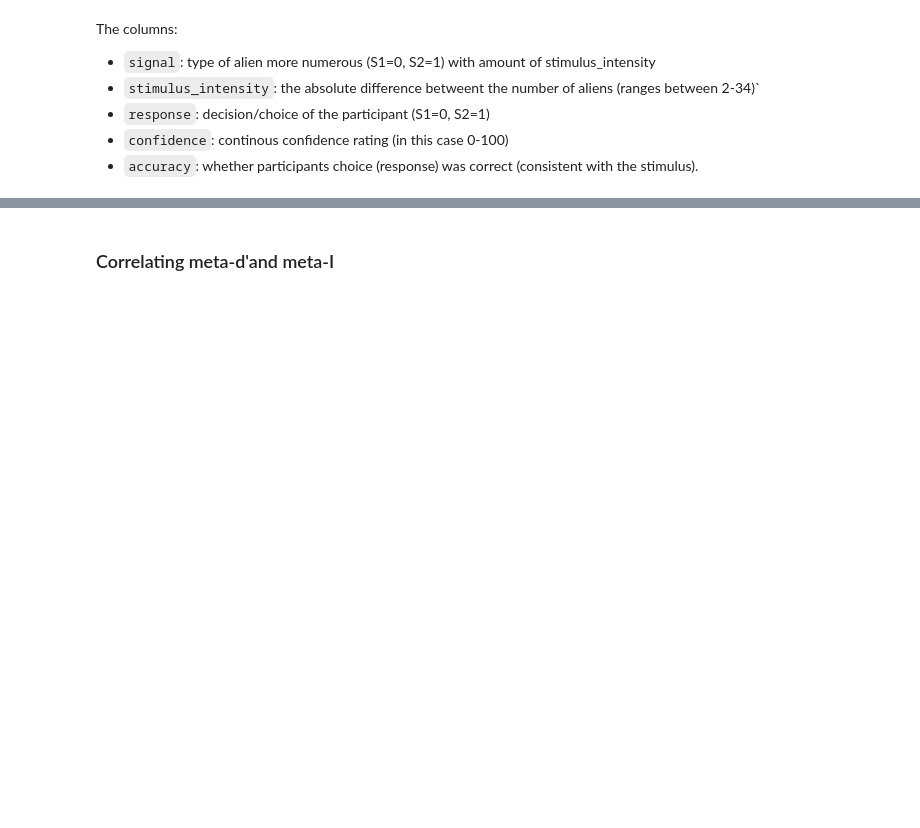
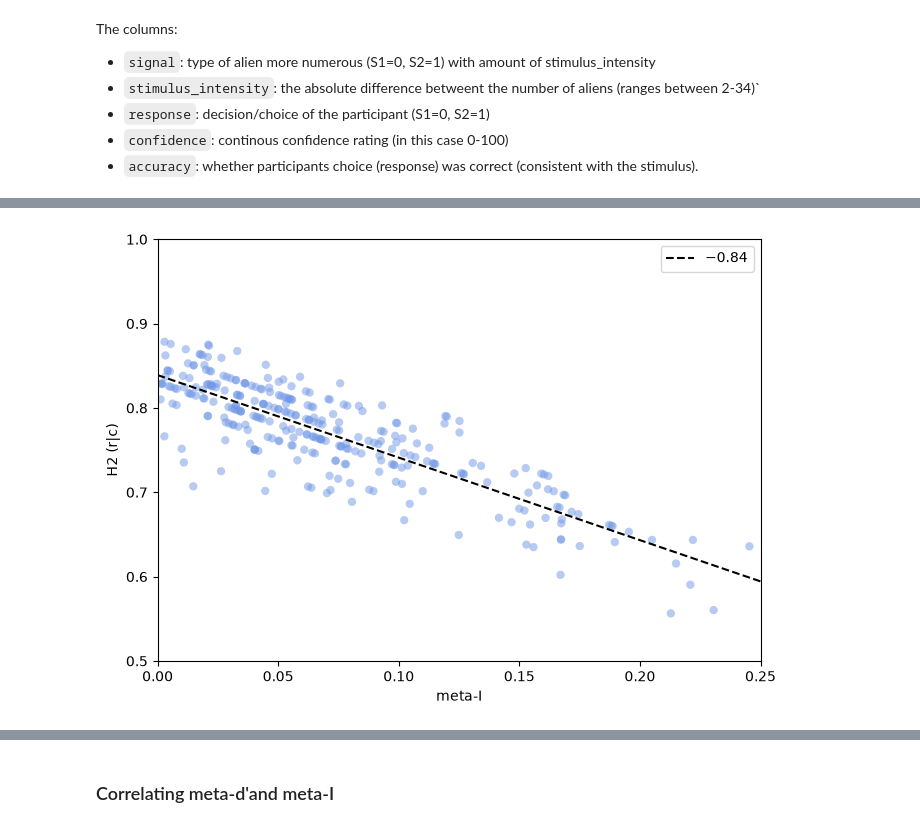
Before and after one commit to Ver0Ha/Meta-I, a Jupyter notebook: example_notebook_metai.ipynb, the cells around one changed output, grey strips where cells are left out. Cells and saved outputs as stored; diff of their text form; code cells hidden in the pictures; blank space fills up the shorter version.

```diff
--- a/example_notebook_metai.ipynb
+++ b/example_notebook_metai.ipynb
@@ -122,0 +126,15 @@ print(results_metaI[["ppt", "meta_I", "meta_Ir1", "meta_Ir2"]].head())
+# %%
+fig, axes = plt.subplots(figsize = (7, 5))
+axes.scatter(results_metaI["meta_I"], results_metaI["H2r_given_c"], alpha=0.5, color="#7198E6", edgecolor="none")
+axes.set_xlabel("meta-I")
+axes.set_ylabel("H2 (r|c)")
+axes.set_xlim(0, 0.25)
+axes.set_ylim(0.5, 1)
+
+m, b = np.polyfit(results_metaI["meta_I"], results_metaI["H2r_given_c"], deg=1)
+plt.axline(xy1=(0, b), slope=m, color='black', linestyle="--", label=f'${- b:.2f}$')
+plt.legend()
+plt.tight_layout()
+plt.show()
+# %% [output]
+[figure, added]
```
Also changed, not shown: parts of 23 cells of this notebook.
